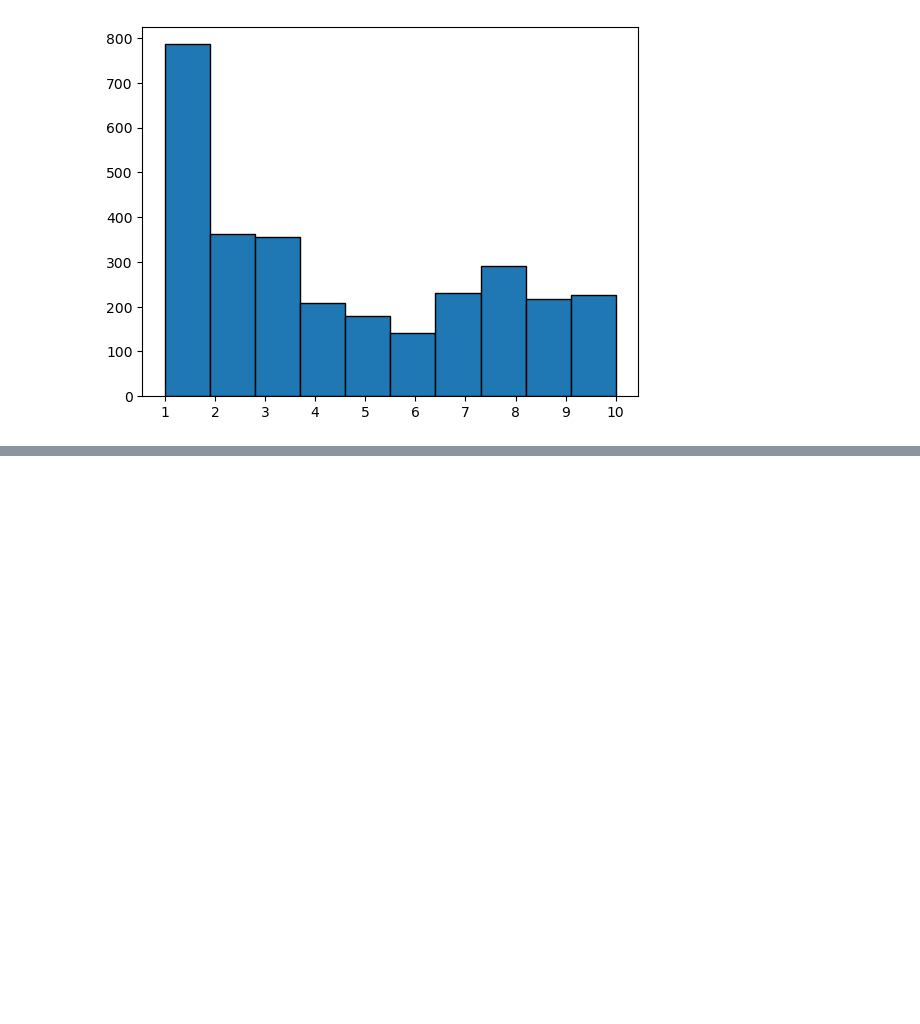
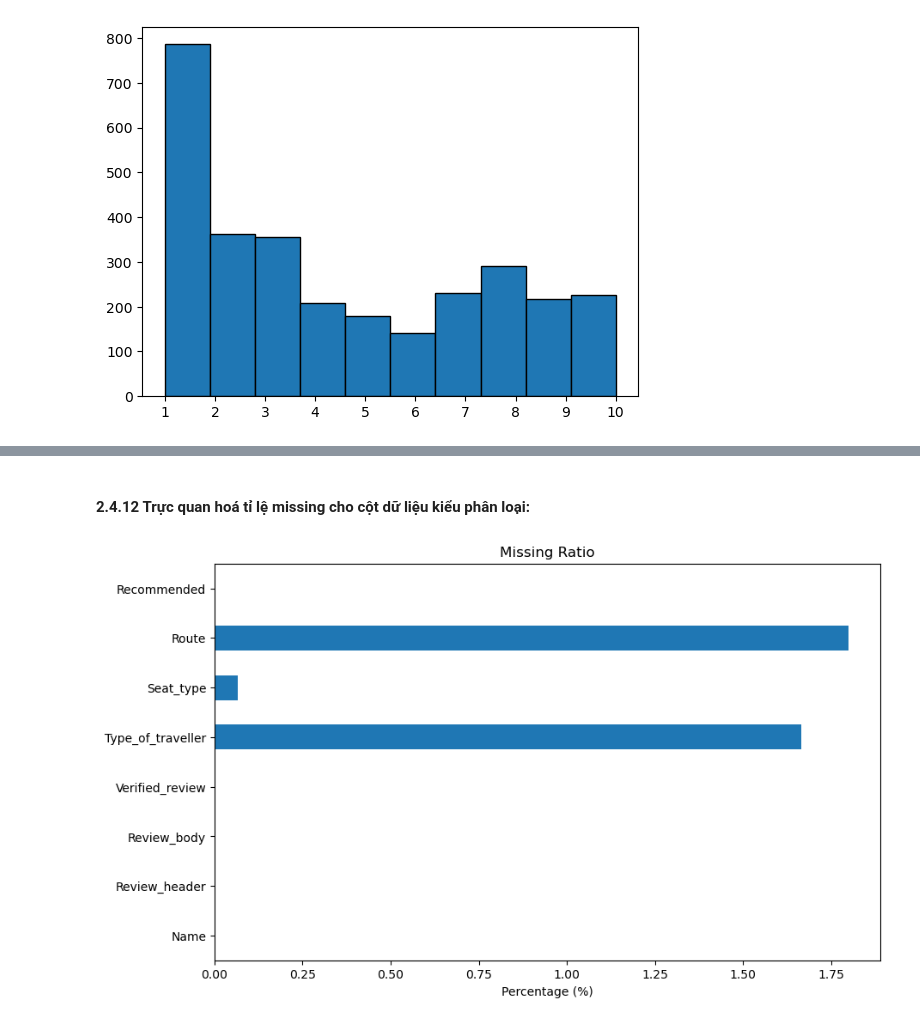
Before and after one commit to NgHuyen137/Intro2DS_Project, a Jupyter notebook: notebooks/2.0-preprocessing _Numeric_handle.ipynb, the cells around one changed output, grey strips where cells are left out. Drawn from its saved outputs; the diff is of its cells as text; code cells hidden in the pictures; blank space fills up the shorter version.

Commit message:
Xử lí các cột dữ liệu kiểu phân loại

```diff
--- a/notebooks/2.0-preprocessing _Numeric_handle.ipynb
+++ b/notebooks/2.0-preprocessing _Numeric_handle.ipynb
@@ -263,0 +266,14 @@ plt.show()
+# %%
+
+cat_col_info_df = raw_df.select_dtypes(include='object')
+def missing_ratio(columns):
+    return 100 * (1 - columns.count() / len(columns))
+def num_values(columns):
+    if(columns.name == 'Route'):
+        return columns.explode().nunique()
+    return columns.nunique()
+def value_ratios(columns):
+    return (columns.explode().value_counts(normalize=True) * 100).round(1).to_dict()
+
+cat_col_info_df = cat_col_info_df.agg([missing_ratio, num_values, value_ratios])
+cat_col_info_df
@@ -263,0 +285,11 @@ plt.show()
+# %% [markdown]
+#### 2.4.12 Trực quan hoá tỉ lệ missing cho cột dữ liệu kiểu phân loại:
+# %%
+plt.figure(figsize=(10, 6))
+cat_col_info_df.loc["missing_ratio"].plot(kind="barh")
+plt.title("Missing Ratio")
+plt.xlabel("Percentage (%)")
+plt.xticks(rotation=0)
+plt.show()
+# %% [output]
+[figure, added]
```
Also changed, not shown: parts of 6 cells of this notebook.
